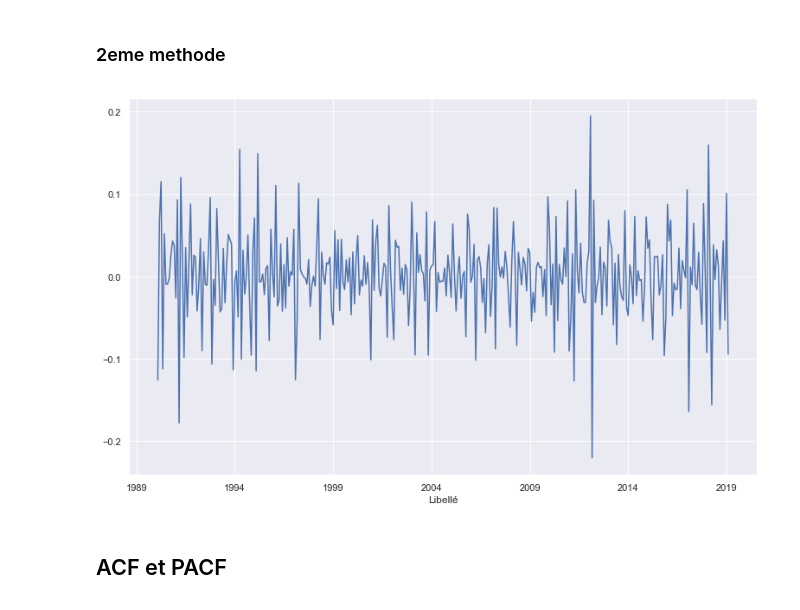
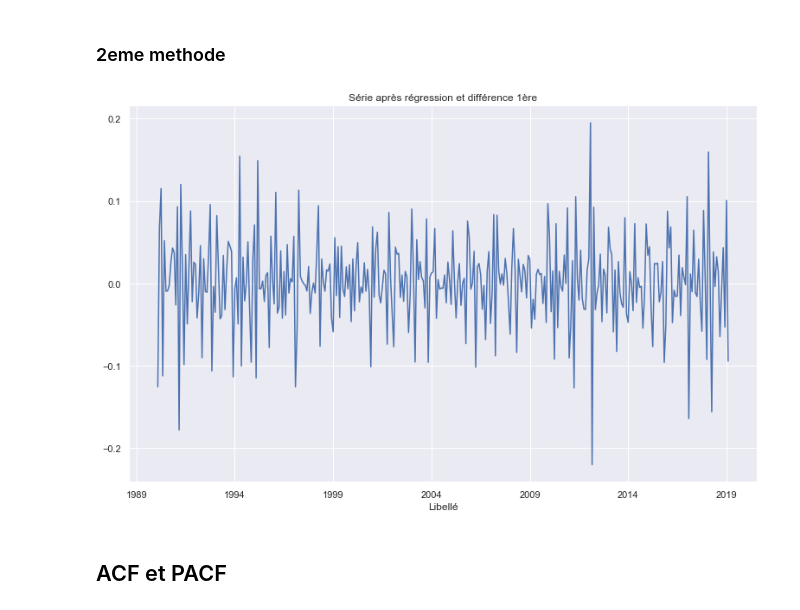
Before and after one commit to DimSum2k20/TimeSeries, a Jupyter notebook: partie1_etude_transform_serie.ipynb, the cells around one changed output. Drawn from its saved outputs; the diff is of its cells as text; code cells hidden in the pictures.

```diff
--- a/partie1_etude_transform_serie.ipynb
+++ b/partie1_etude_transform_serie.ipynb
@@ -123,7 +123,7 @@ from statsmodels.graphics.tsaplots import plot_acf, plot_pacf
 with mpl.rc_context():
     mpl.rc("figure", figsize=(10,10))
     plot_acf(log_dfE, lags=60,
-             title="acf logarithme indice brut de la production Commerce d'éléctricité",
+             title="acf logarithme indice brut de la production commerce d'électricité",
         )
 
 #vrais intervals de confiance : bartlet's formula
@@ -137,7 +137,7 @@ with mpl.rc_context():
 with mpl.rc_context():
     mpl.rc("figure", figsize=(10,10))
     plot_pacf(log_dfE, lags=40,
-             title="pacf logarithme indice brut de la production Commerce d'éléctricité",
+             title="pacf logarithme indice brut de la production commerce d'électricité",
         )
 #intervals de confiance standards
 # %% [output]
@@ -149,11 +149,11 @@ with mpl.rc_context():
     mpl.rc("figure", figsize=(14,7))
 
     plot_acf(log_dfE, lags=40,
-             title="acf logarithme indice brut de la production Commerce d'éléctricité")
+             title="acf logarithme indice brut de la production commerce d'électricité")
     plt.savefig("Images/acf.png")
 
     plot_pacf(log_dfE, lags=40,
-             title="pacf logarithme indice brut de la production Commerce d'éléctricité")
+             title="pacf logarithme indice brut de la production commerce d'électricité")
     plt.savefig("Images/pacf.png")
 # %% [output]
 [figure]
@@ -249,11 +252,11 @@ Semble stationnaire. À confirmer avec des tests.
 # %%
 station2 = DeSaison.diff(1).dropna()
 # %%
-station2.plot(figsize=(13,8))
-
+station2.plot(title="Série après régression et différence 1ère", figsize=(13,8))
+plt.savefig("Images/DeSaison_reg_diff.png")
 plt.show()
 # %% [output]
-[figure, old version]
+[figure, new version]
 # %% [markdown]
 ## ACF et PACF
 # %% [markdown]
```
Also changed, not shown: parts of 9 cells of this notebook, 9 other files.
